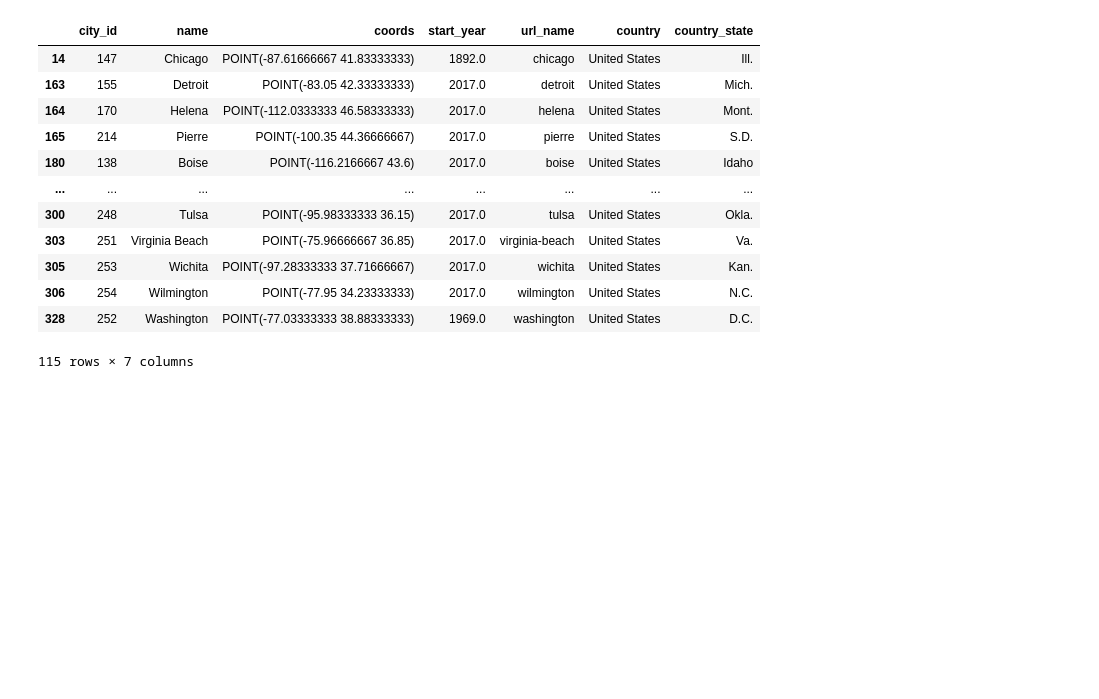
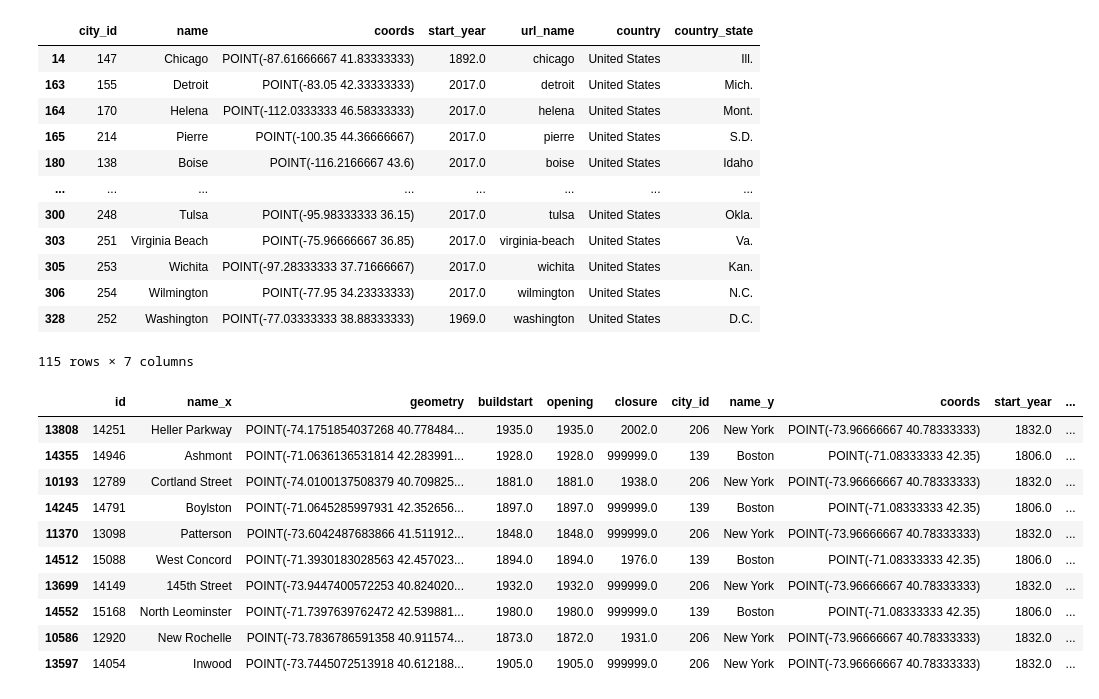
Before and after one commit to JaimeVRodriguez/transit_systems_of_word_eda, a Jupyter notebook: notebooks/testing.ipynb, the cells around one changed output. Cells and saved outputs as stored; diff of their text form; code cells hidden in the pictures; blank space fills up the shorter version.

```diff
--- a/notebooks/testing.ipynb
+++ b/notebooks/testing.ipynb
@@ -202,3 +201,19 @@ united_states
 | 306 | 254 | Wilmington | POINT(-77.95 34.23333333) | 2017.0 | wilmington | United States | N.C. |
 | 328 | 252 | Washington | POINT(-77.03333333 38.88333333) | 1969.0 | washington | United States | D.C. |
 115 rows × 7 columns
+# %%
+merged_cities_stations = pd.merge(stations, cities, on='city_id', how='left')
+merged_cities_stations_us = merged_cities_stations[merged_cities_stations['country'] == 'United States']
+merged_cities_stations_us.sample(10)
+# %% [output]
+|  | id | name_x | geometry | buildstart | opening | closure | city_id | name_y | coords | start_year | ... |
+| 13808 | 14251 | Heller Parkway | POINT(-74.1751854037268 40.778484... | 1935.0 | 1935.0 | 2002.0 | 206 | New York | POINT(-73.96666667 40.78333333) | 1832.0 | ... |
+| 14355 | 14946 | Ashmont | POINT(-71.0636136531814 42.283991... | 1928.0 | 1928.0 | 999999.0 | 139 | Boston | POINT(-71.08333333 42.35) | 1806.0 | ... |
+| 10193 | 12789 | Cortland Street | POINT(-74.0100137508379 40.709825... | 1881.0 | 1881.0 | 1938.0 | 206 | New York | POINT(-73.96666667 40.78333333) | 1832.0 | ... |
+| 14245 | 14791 | Boylston | POINT(-71.0645285997931 42.352656... | 1897.0 | 1897.0 | 999999.0 | 139 | Boston | POINT(-71.08333333 42.35) | 1806.0 | ... |
+| 11370 | 13098 | Patterson | POINT(-73.6042487683866 41.511912... | 1848.0 | 1848.0 | 999999.0 | 206 | New York | POINT(-73.96666667 40.78333333) | 1832.0 | ... |
+| 14512 | 15088 | West Concord | POINT(-71.3930183028563 42.457023... | 1894.0 | 1894.0 | 1976.0 | 139 | Boston | POINT(-71.08333333 42.35) | 1806.0 | ... |
+| 13699 | 14149 | 145th Street | POINT(-73.9447400572253 40.824020... | 1932.0 | 1932.0 | 999999.0 | 206 | New York | POINT(-73.96666667 40.78333333) | 1832.0 | ... |
+| 14552 | 15168 | North Leominster | POINT(-71.7397639762472 42.539881... | 1980.0 | 1980.0 | 999999.0 | 139 | Boston | POINT(-71.08333333 42.35) | 1806.0 | ... |
+| 10586 | 12920 | New Rochelle | POINT(-73.7836786591358 40.911574... | 1873.0 | 1872.0 | 1931.0 | 206 | New York | POINT(-73.96666667 40.78333333) | 1832.0 | ... |
+| 13597 | 14054 | Inwood | POINT(-73.7445072513918 40.612188... | 1905.0 | 1905.0 | 999999.0 | 206 | New York | POINT(-73.96666667 40.78333333) | 1832.0 | ... |
```
Also changed, not shown: parts of 5 cells of this notebook.
